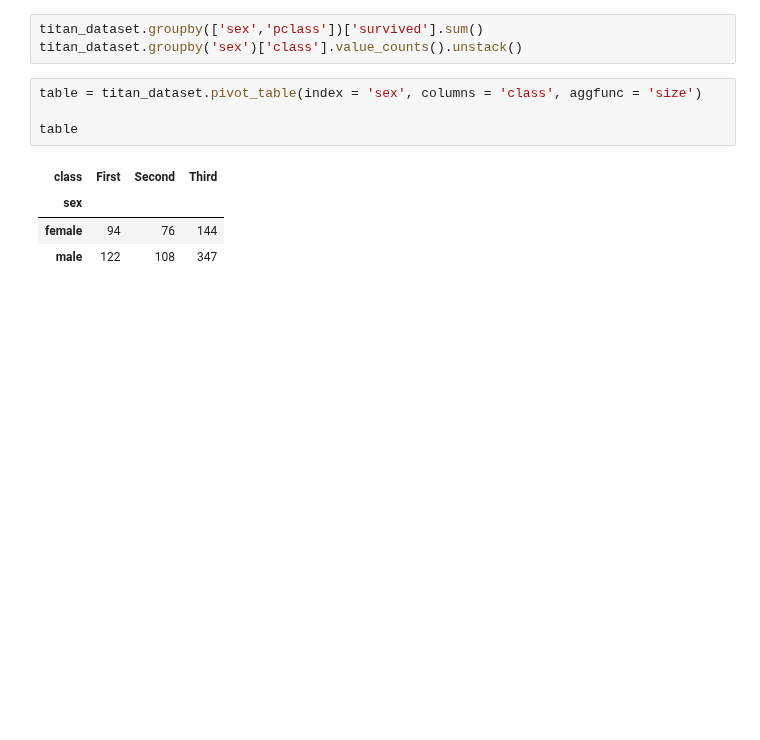
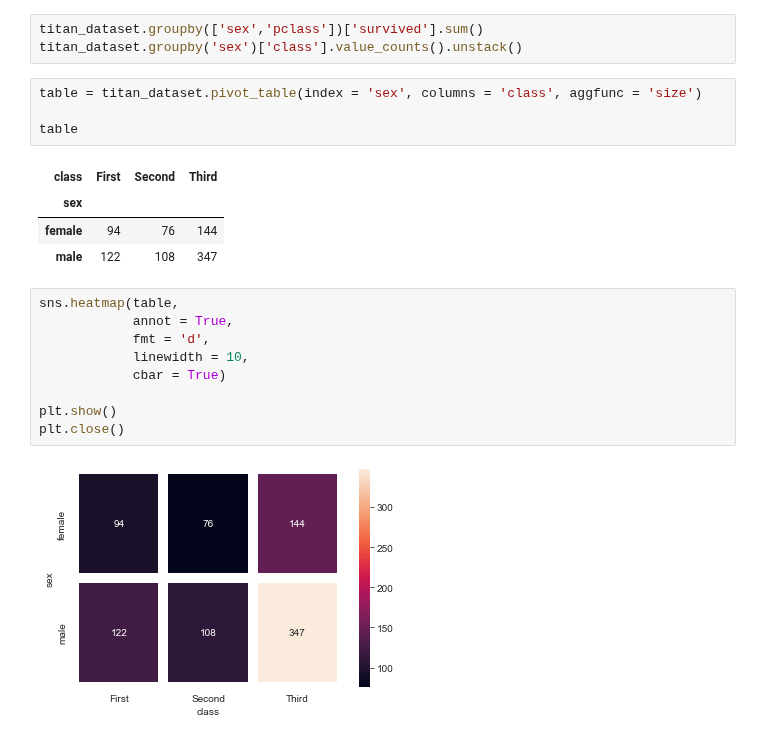
Before and after one commit to JaewooJason/Daily_Practice, a Jupyter notebook: 2022_AI_Visualization[03].ipynb, the cells around one changed output. Saved outputs shown, nothing was run; the diff lists cells and outputs as text; blank space fills up the shorter version.

```diff
--- a/2022_AI_Visualization[03].ipynb
+++ b/2022_AI_Visualization[03].ipynb
@@ -269,3 +269,14 @@ table
 | sex |  |  |  |
 | female | 94 | 76 | 144 |
 | male | 122 | 108 | 347 |
+# %%
+sns.heatmap(table,
+            annot = True,
+            fmt = 'd',
+            linewidth = 10,
+            cbar = True)
+
+plt.show()
+plt.close()
+# %% [output]
+[figure, added]
```
